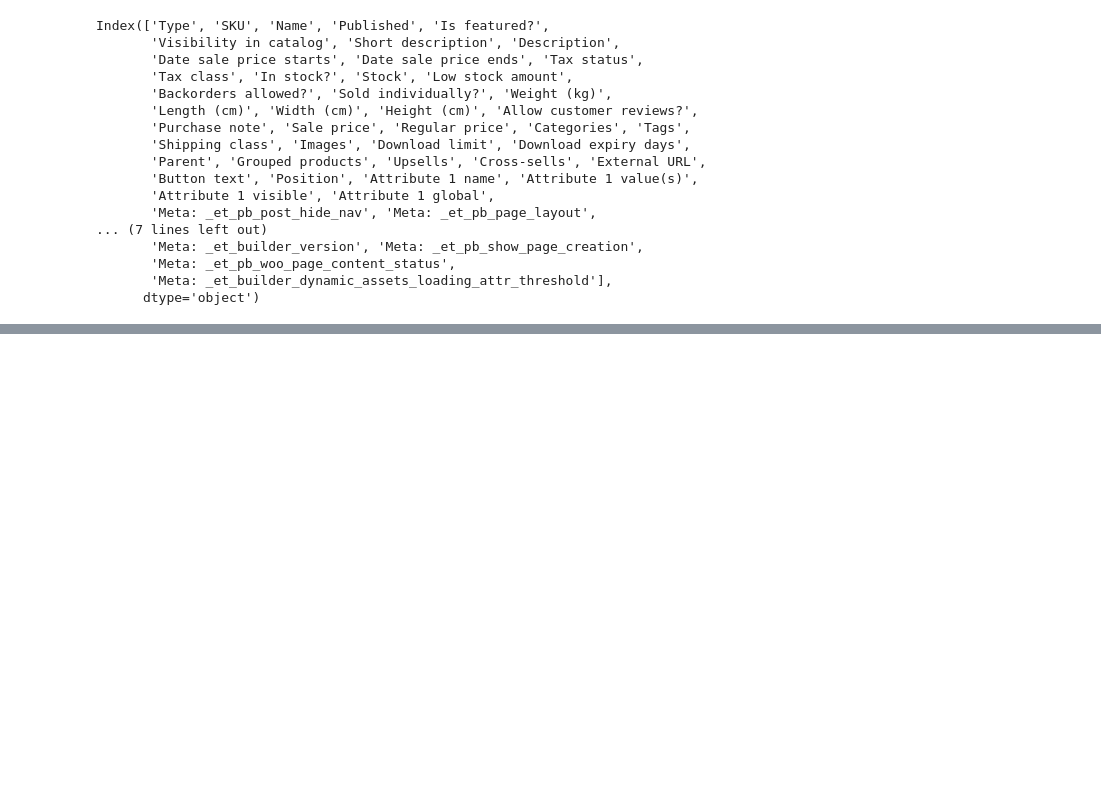
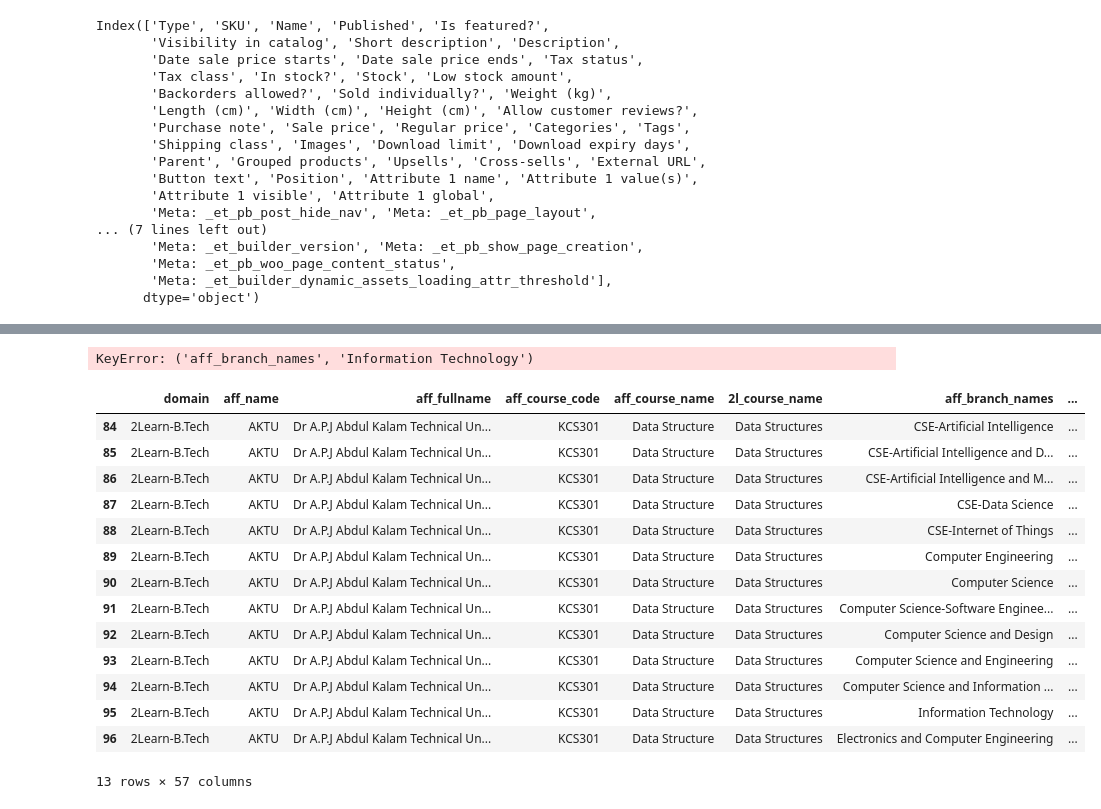
Before and after one commit to Eduneev/CCPTimeline, a Jupyter notebook: nbs/Product Generation Pipeline.ipynb, the cells around one changed output, grey strips where cells are left out. Saved outputs shown, nothing was run; the diff lists cells and outputs as text; code cells hidden in the pictures; blank space fills up the shorter version.

Commit message:
notebook and structure updates

```diff
--- a/nbs/Product Generation Pipeline.ipynb
+++ b/nbs/Product Generation Pipeline.ipynb
@@ -8,8 +9,10 @@ import sys
 
 sys.path.append('../')
 # %%
-variation_template = pd.read_csv('../data/variation_template_v2.csv')
-data_df = pd.read_csv('../data/courses-data-sample-btech-v2.csv')
+#variation_template = pd.read_csv('../data/variation_template_v2.csv')
+
+variation_template = pd.read_csv('../data/variation_template_v3.csv')
+data_df = pd.read_csv('../data/courses-data-btech-v4.csv')
 output_dir = '../data/product_output/'
 
 VARIATION_NAME = "Name"
@@ -22,13 +25,17 @@ VARIATION_DESCRIPTION = "Description"
 FLOAT_TO_INT = ['Meta: _et_pb_gutter_width']
 PRODUCT_CODE_COL = 'aff_course_code'
 AFFILIATION_BRANCH_NAME = 'aff_branch_names'
-SKU_COLS = [PRODUCT_CODE_COL, 'aff_name', 'aff_course_code']
+SKU_COLS = ['aff_name', 'aff_course_code']
 NAME_COLS = [PRODUCT_CODE_COL, '2l_course_name']
 PRODUCT_VIDEO_COLS = ['almvid', 'psmvid', 'gpsmvid']
 PRODUCT_IMAGE_COL = 'course_image'
 SEARCH_FORM = "{{%term}}"
 FACULTY_COLS = ['Name_Fac{0}', 'Pic_Fac{0}', 'Desc_Fac{0}']
 FAC_REPLACE = ["professor", "faculty_image", "prof description"]
+
+IMAGE_REPLACEMENTS = [("http://test.2learn.in/wp-content/uploads/2023/01/Abhishek-sir.png", "{{faculty_image}}"),
+                      ("http://test.2learn.in/wp-content/uploads/2023/05/image4.png", "{{Syl_Img}}")]
+
 
 # Key div changes. This will need to be replaced every time a change is made to divi product-template
 VIDEO_SLIDER_DIV = '[et_pb_video_slider_item src="https://www.youtube.com/watch?v=FkQuawiGWUw" _builder_version="4.19.0" _module_preset="default" global_colors_info="{}" show_image_overlay="off"][/et_pb_video_slider_item]'
@@ -262,0 +389,22 @@ variation_template
+# %%
+data_df.groupby(['aff_name','aff_branch_names']).get_group(("aff_branch_names",'Information Technology'))
+# %% [output]
+KeyError: ('aff_branch_names', 'Information Technology')
+# %%
+data_df.query('aff_name == "AKTU" & aff_course_name == "Data Structure"')
+# %% [output]
+|  | domain | aff_name | aff_fullname | aff_course_code | aff_course_name | 2l_course_name | aff_branch_names | ... |
+| 84 | 2Learn-B.Tech | AKTU | Dr A.P.J Abdul Kalam Technical Un... | KCS301 | Data Structure | Data Structures | CSE-Artificial Intelligence | ... |
+| 85 | 2Learn-B.Tech | AKTU | Dr A.P.J Abdul Kalam Technical Un... | KCS301 | Data Structure | Data Structures | CSE-Artificial Intelligence and D... | ... |
+| 86 | 2Learn-B.Tech | AKTU | Dr A.P.J Abdul Kalam Technical Un... | KCS301 | Data Structure | Data Structures | CSE-Artificial Intelligence and M... | ... |
+| 87 | 2Learn-B.Tech | AKTU | Dr A.P.J Abdul Kalam Technical Un... | KCS301 | Data Structure | Data Structures | CSE-Data Science | ... |
+| 88 | 2Learn-B.Tech | AKTU | Dr A.P.J Abdul Kalam Technical Un... | KCS301 | Data Structure | Data Structures | CSE-Internet of Things | ... |
+| 89 | 2Learn-B.Tech | AKTU | Dr A.P.J Abdul Kalam Technical Un... | KCS301 | Data Structure | Data Structures | Computer Engineering | ... |
+| 90 | 2Learn-B.Tech | AKTU | Dr A.P.J Abdul Kalam Technical Un... | KCS301 | Data Structure | Data Structures | Computer Science | ... |
+| 91 | 2Learn-B.Tech | AKTU | Dr A.P.J Abdul Kalam Technical Un... | KCS301 | Data Structure | Data Structures | Computer Science-Software Enginee... | ... |
+| 92 | 2Learn-B.Tech | AKTU | Dr A.P.J Abdul Kalam Technical Un... | KCS301 | Data Structure | Data Structures | Computer Science and Design | ... |
+| 93 | 2Learn-B.Tech | AKTU | Dr A.P.J Abdul Kalam Technical Un... | KCS301 | Data Structure | Data Structures | Computer Science and Engineering | ... |
+| 94 | 2Learn-B.Tech | AKTU | Dr A.P.J Abdul Kalam Technical Un... | KCS301 | Data Structure | Data Structures | Computer Science and Information ... | ... |
+| 95 | 2Learn-B.Tech | AKTU | Dr A.P.J Abdul Kalam Technical Un... | KCS301 | Data Structure | Data Structures | Information Technology | ... |
+| 96 | 2Learn-B.Tech | AKTU | Dr A.P.J Abdul Kalam Technical Un... | KCS301 | Data Structure | Data Structures | Electronics and Computer Engineering | ... |
+13 rows × 57 columns
```
Also changed, not shown: parts of 22 cells of this notebook, 13 other files.
